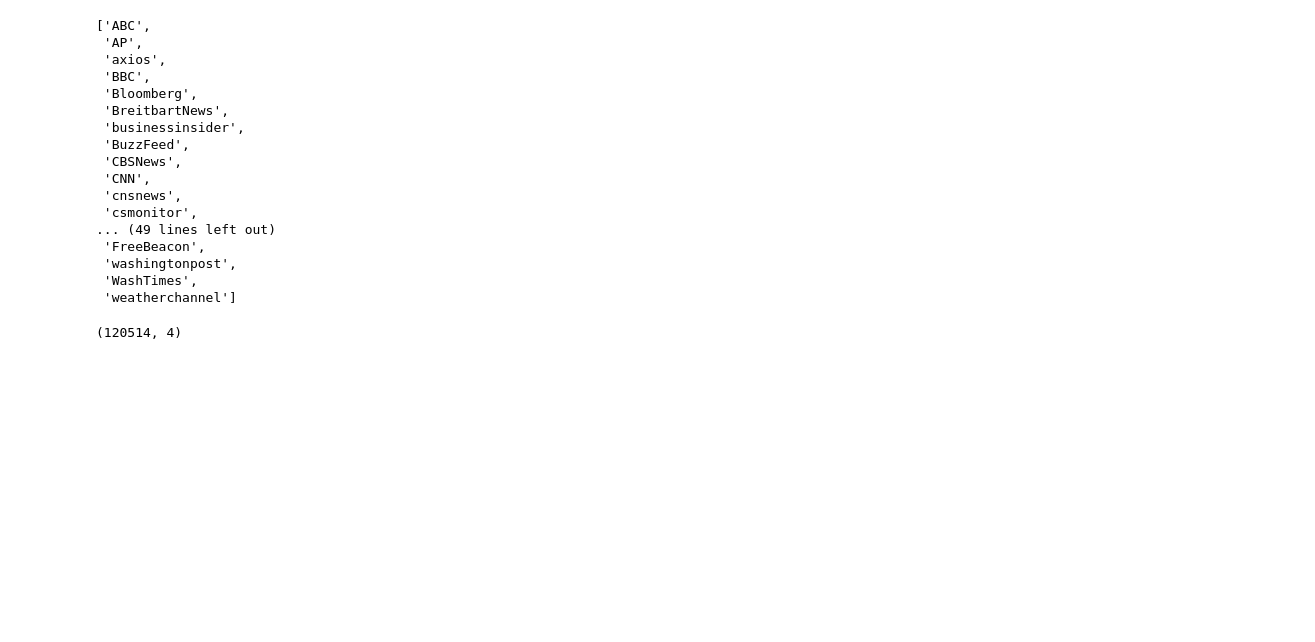
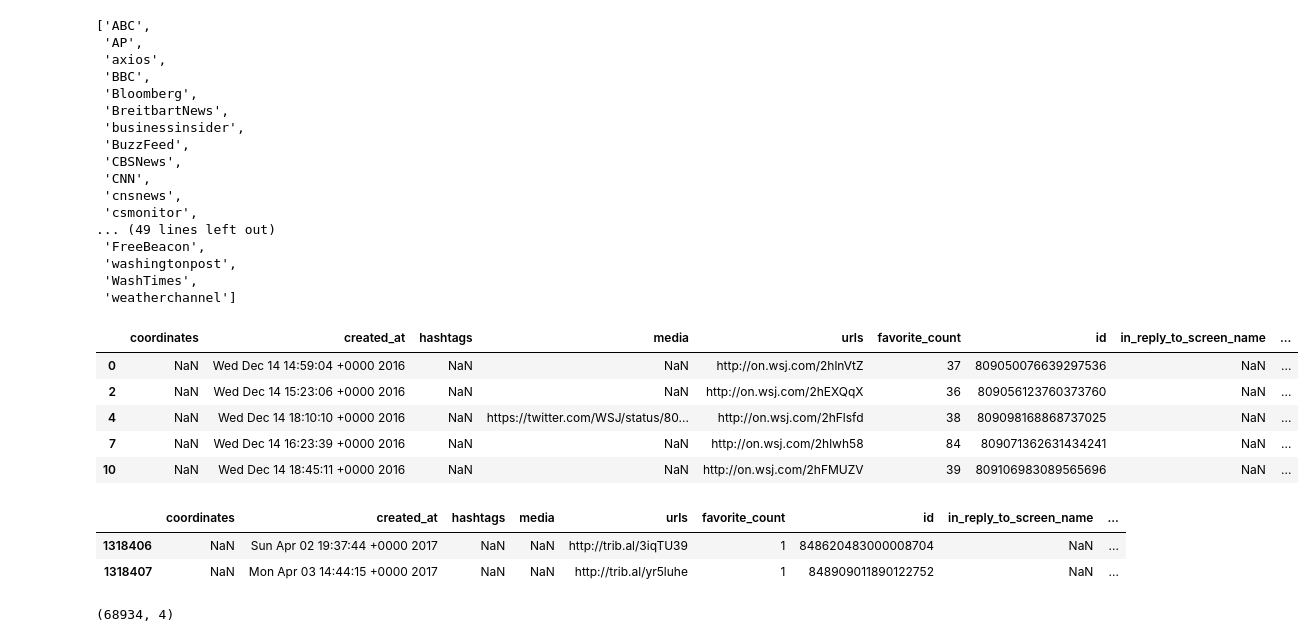
Before and after one commit to zchao3LA/MediaSentiment, a Jupyter notebook: code/MediaFilter.ipynb, the cells around one changed output. Drawn from its saved outputs; the diff is of its cells as text; code cells hidden in the pictures; blank space fills up the shorter version.

```diff
--- a/code/MediaFilter.ipynb
+++ b/code/MediaFilter.ipynb
@@ -106,11 +114,25 @@ all_media
  'WashTimes',
  'weatherchannel']
 # %%
-tweets_df = pd.read_csv('../data/news_outlets_part6.csv')
+tweets_df = pd.read_csv('../data/news_outlets_part4.csv')
 tweets_df = tweets_df.loc[tweets_df['user_screen_name'].isin(all_media)]
+tweets_df.head(5)
+# %% [output]
+|  | coordinates | created_at | hashtags | media | urls | favorite_count | id | in_reply_to_screen_name | ... |
+| 0 | NaN | Wed Dec 14 14:59:04 +0000 2016 | NaN | NaN | http://on.wsj.com/2hlnVtZ | 37 | 809050076639297536 | NaN | ... |
+| 2 | NaN | Wed Dec 14 15:23:06 +0000 2016 | NaN | NaN | http://on.wsj.com/2hEXQqX | 36 | 809056123760373760 | NaN | ... |
+| 4 | NaN | Wed Dec 14 18:10:10 +0000 2016 | NaN | https://twitter.com/WSJ/status/80... | http://on.wsj.com/2hFlsfd | 38 | 809098168868737025 | NaN | ... |
+| 7 | NaN | Wed Dec 14 16:23:39 +0000 2016 | NaN | NaN | http://on.wsj.com/2hlwh58 | 84 | 809071362631434241 | NaN | ... |
+| 10 | NaN | Wed Dec 14 18:45:11 +0000 2016 | NaN | NaN | http://on.wsj.com/2hFMUZV | 39 | 809106983089565696 | NaN | ... |
+# %%
+tweets_df.tail(2)
+# %% [output]
+|  | coordinates | created_at | hashtags | media | urls | favorite_count | id | in_reply_to_screen_name | ... |
+| 1318406 | NaN | Sun Apr 02 19:37:44 +0000 2017 | NaN | NaN | http://trib.al/3iqTU39 | 1 | 848620483000008704 | NaN | ... |
+| 1318407 | NaN | Mon Apr 03 14:44:15 +0000 2017 | NaN | NaN | http://trib.al/yr5luhe | 1 | 848909011890122752 | NaN | ... |
 # %%
 tweets_df_filtered = tweets_df[['user_screen_name', 'text', 'created_at', 'hashtags']]
 tweets_df_filtered.shape
 # %% [output]
-(120514, 4)
+(68934, 4)
 # %%
```
Also changed, not shown: parts of 7 cells of this notebook, 6 other files.
